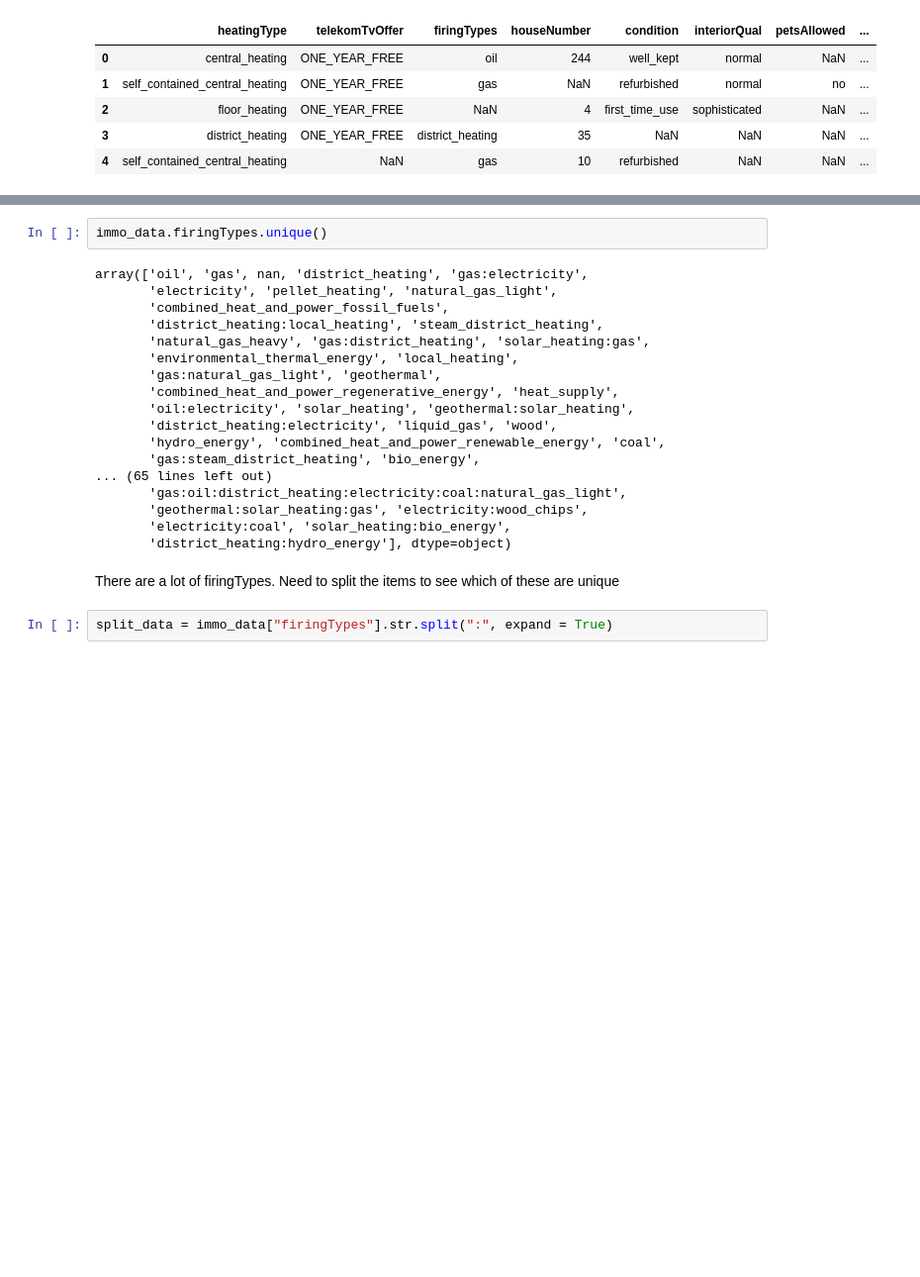
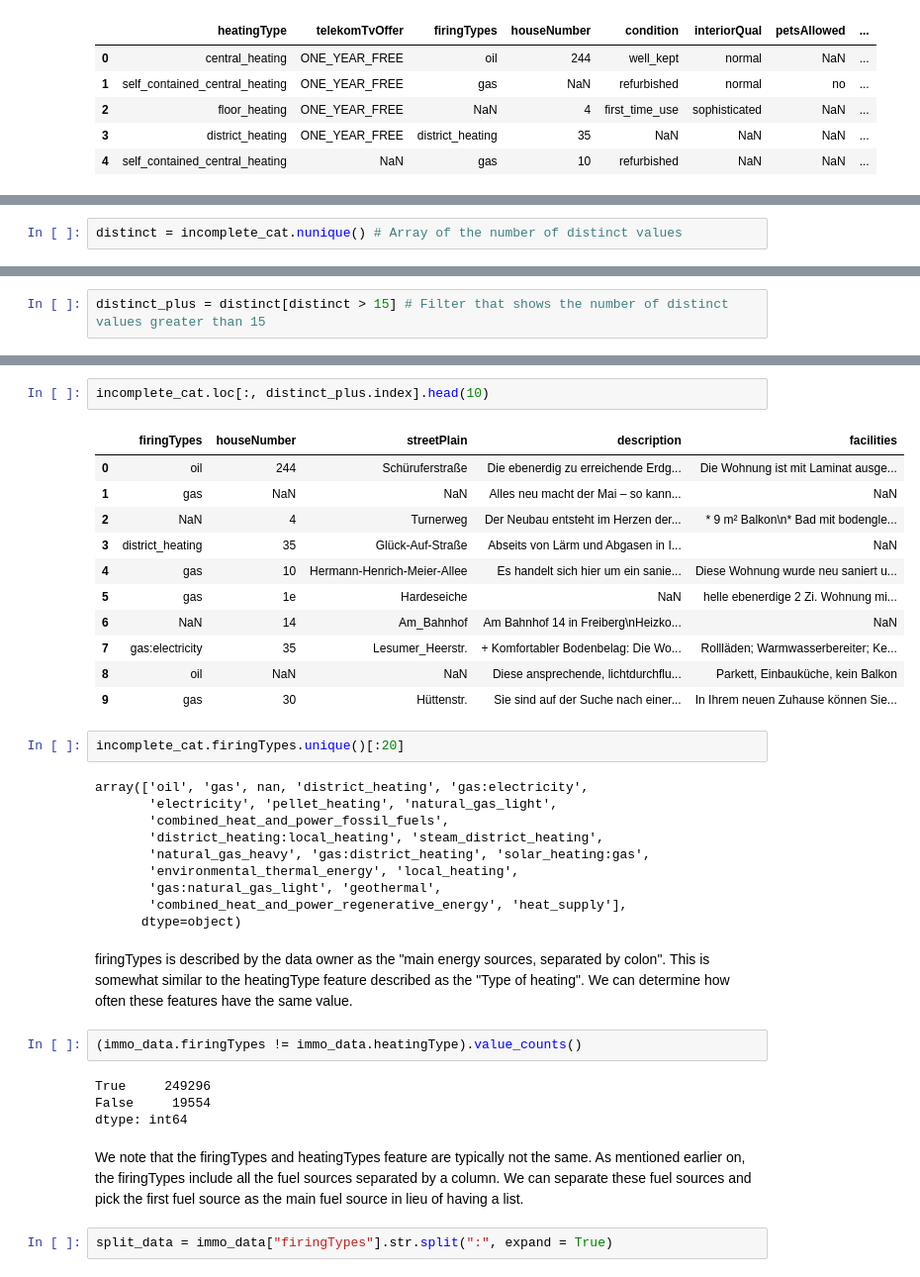
Before and after one commit to femi-lujo/germany_rental_apartments, a Jupyter notebook: notebooks/data_wrangling.ipynb, the cells around one changed output, grey strips where cells are left out. Shown at 99% size. Drawn from its saved outputs; the diff is of its cells as text; blank space fills up the shorter version.

Commit message:
Conclude the initial review of the firingType and heatingType feature

```diff
--- a/notebooks/data_wrangling.ipynb
+++ b/notebooks/data_wrangling.ipynb
@@ -374,0 +271,2 @@ Name: heatingType, dtype: int64
+# %%
+distinct = incomplete_cat.nunique() # Array of the number of distinct values
@@ -374,0 +310,2 @@ Name: heatingType, dtype: int64
+# %%
+distinct_plus = distinct[distinct > 15] # Filter that shows the number of distinct values greater than 15
@@ -375,5 +321,19 @@ Name: heatingType, dtype: int64
+# %%
+incomplete_cat.loc[:, distinct_plus.index].head(10)
+# %% [output]
+|  | firingTypes | houseNumber | streetPlain | description | facilities |
+| 0 | oil | 244 | Schüruferstraße | Die ebenerdig zu erreichende Erdg... | Die Wohnung ist mit Laminat ausge... |
+| 1 | gas | NaN | NaN | Alles neu macht der Mai – so kann... | NaN |
+| 2 | NaN | 4 | Turnerweg | Der Neubau entsteht im Herzen der... | * 9 m² Balkon\n* Bad mit bodengle... |
+| 3 | district_heating | 35 | Glück-Auf-Straße | Abseits von Lärm und Abgasen in I... | NaN |
+| 4 | gas | 10 | Hermann-Henrich-Meier-Allee | Es handelt sich hier um ein sanie... | Diese Wohnung wurde neu saniert u... |
+| 5 | gas | 1e | Hardeseiche | NaN | helle ebenerdige 2 Zi. Wohnung mi... |
+| 6 | NaN | 14 | Am_Bahnhof | Am Bahnhof 14 in Freiberg\nHeizko... | NaN |
+| 7 | gas:electricity | 35 | Lesumer_Heerstr. | + Komfortabler Bodenbelag: Die Wo... | Rollläden; Warmwasserbereiter; Ke... |
+| 8 | oil | NaN | NaN | Diese ansprechende, lichtdurchflu... | Parkett, Einbauküche, kein Balkon |
+| 9 | gas | 30 | Hüttenstr. | Sie sind auf der Suche nach einer... | In Ihrem neuen Zuhause können Sie... |
 # %%
-immo_data.firingTypes.unique()
+incomplete_cat.firingTypes.unique()[:20]
 # %% [output]
 array(['oil', 'gas', nan, 'district_heating', 'gas:electricity',
        'electricity', 'pellet_heating', 'natural_gas_light',
@@ -382,18 +342,18 @@ array(['oil', 'gas', nan, 'district_heating', 'gas:electricity',
        'natural_gas_heavy', 'gas:district_heating', 'solar_heating:gas',
        'environmental_thermal_energy', 'local_heating',
        'gas:natural_gas_light', 'geothermal',
-       'combined_heat_and_power_regenerative_energy', 'heat_supply',
-       'oil:electricity', 'solar_heating', 'geothermal:solar_heating',
-       'district_heating:electricity', 'liquid_gas', 'wood',
-       'hydro_energy', 'combined_heat_and_power_renewable_energy', 'coal',
-       'gas:steam_district_heating', 'bio_energy',
-... (65 lines left out)
-       'gas:oil:district_heating:electricity:coal:natural_gas_light',
-       'geothermal:solar_heating:gas', 'electricity:wood_chips',
-       'electricity:coal', 'solar_heating:bio_energy',
-       'district_heating:hydro_energy'], dtype=object)
+       'combined_heat_and_power_regenerative_energy', 'heat_supply'],
+      dtype=object)
-# %% [markdown]
-There are a lot of firingTypes. Need to split the items to see which of these are unique
+# %% [markdown]
+firingTypes is described by the data owner as the "main energy sources, separated by colon". This is somewhat similar to the heatingType feature described as the "Type of heating". We can determine how often these features have the same value.
+# %%
+(immo_data.firingTypes != immo_data.heatingType).value_counts()
+# %% [output]
+True     249296
+False     19554
+dtype: int64
+# %% [markdown]
+We note that the firingTypes and heatingTypes feature are typically not the same. As mentioned earlier on, the firingTypes include all the fuel sources separated by a column. We can separate these fuel sources and pick the first fuel source as the main fuel source in lieu of having a list.
 # %%
 split_data = immo_data["firingTypes"].str.split(":", expand = True)
 # %%
```
Also changed, not shown: parts of 69 cells of this notebook.
